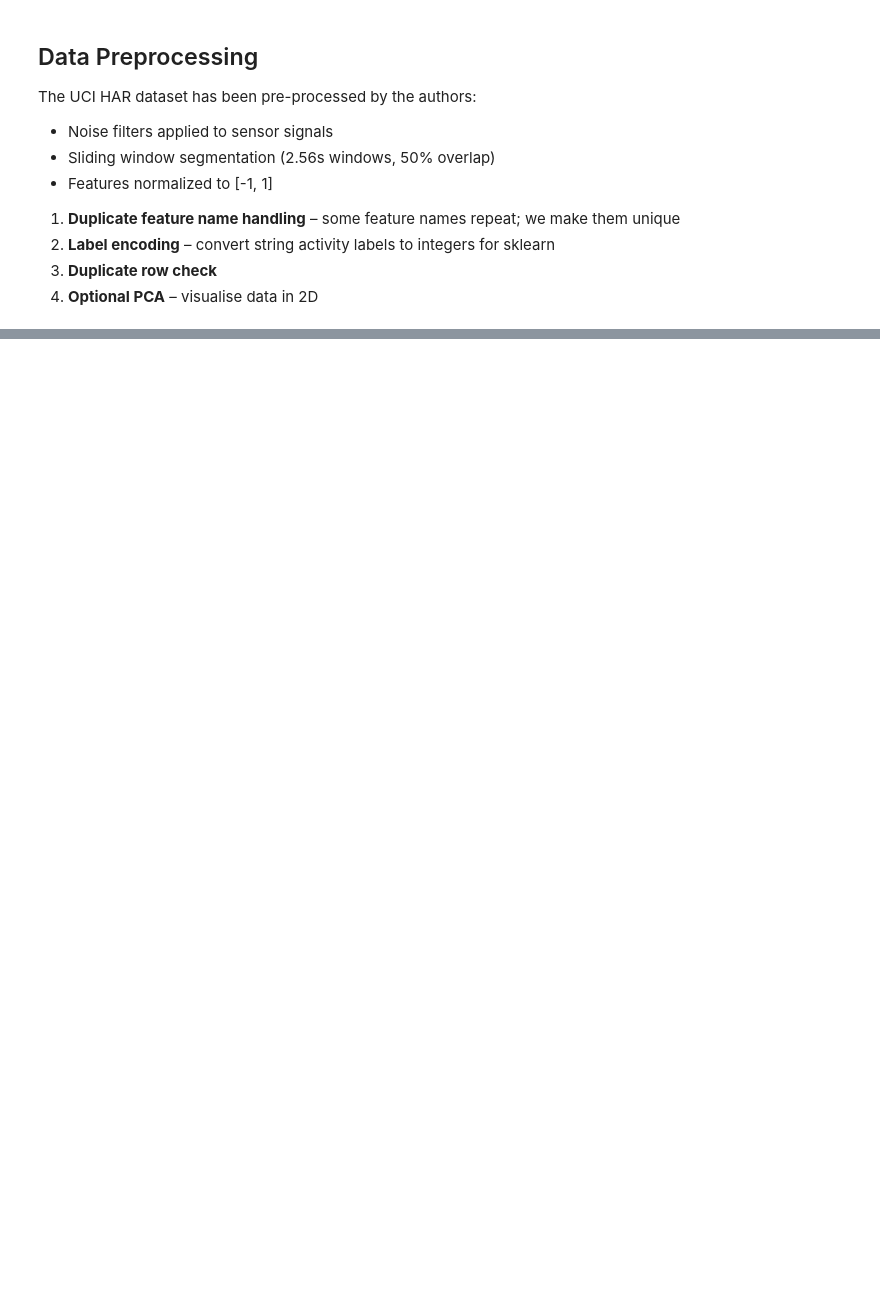
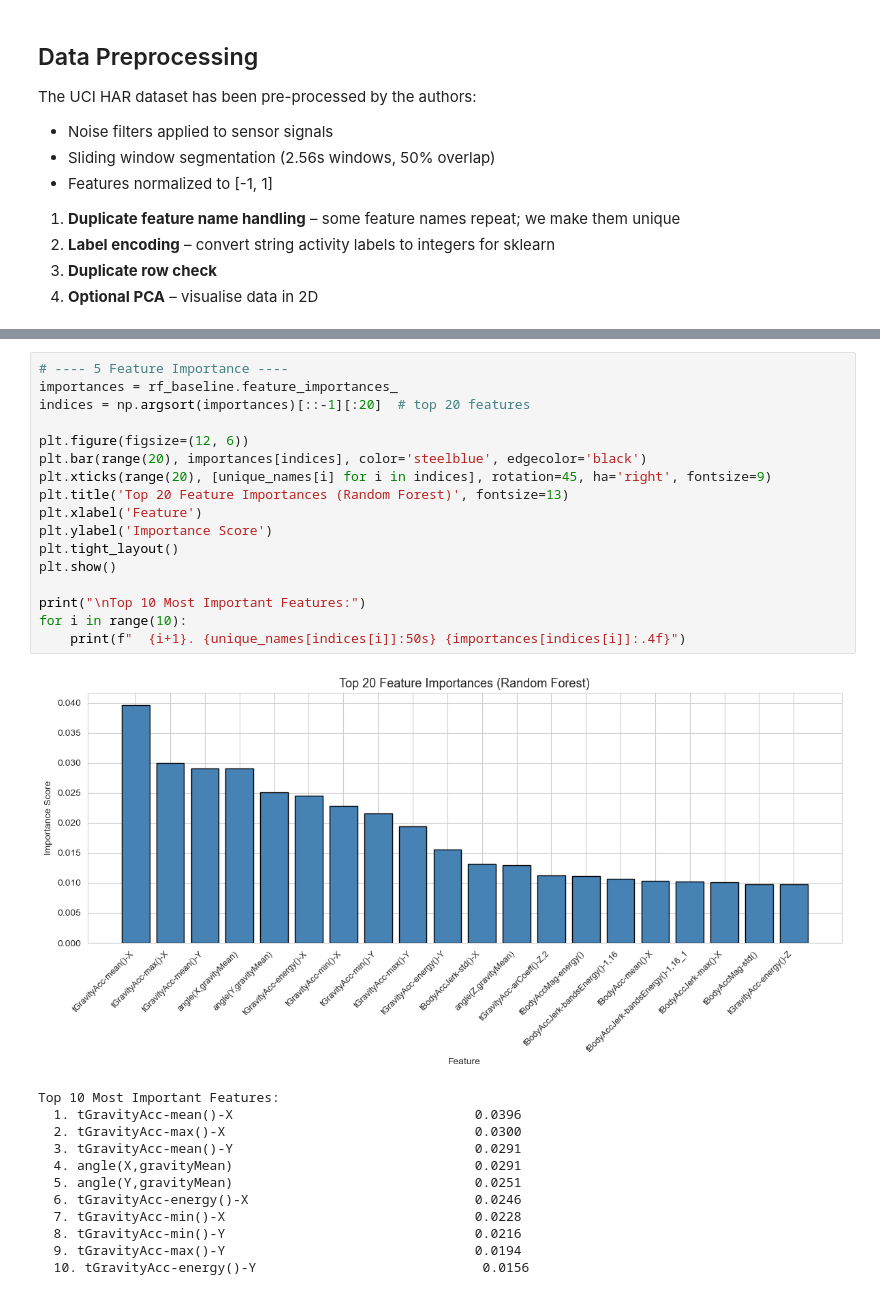
Before and after one commit to KavindiPathiraja/Machine-Learning-Assignment-, a Jupyter notebook: Random_Forest.ipynb, the cells around one changed output, grey strips where cells are left out. Cells and saved outputs as stored; diff of their text form; blank space fills up the shorter version.

```diff
--- a/Random_Forest.ipynb
+++ b/Random_Forest.ipynb
@@ -217,0 +392,30 @@ print(f"Total variance explained by 2 PCs: {sum(pca.explained_variance_ratio_)*1
+# %%
+# ---- 5 Feature Importance ----
+importances = rf_baseline.feature_importances_
+indices = np.argsort(importances)[::-1][:20]  # top 20 features
+
+plt.figure(figsize=(12, 6))
+plt.bar(range(20), importances[indices], color='steelblue', edgecolor='black')
+plt.xticks(range(20), [unique_names[i] for i in indices], rotation=45, ha='right', fontsize=9)
+plt.title('Top 20 Feature Importances (Random Forest)', fontsize=13)
+plt.xlabel('Feature')
+plt.ylabel('Importance Score')
+plt.tight_layout()
+plt.show()
+
+print("\nTop 10 Most Important Features:")
+for i in range(10):
+    print(f"  {i+1}. {unique_names[indices[i]]:50s} {importances[indices[i]]:.4f}")
+# %% [output]
+[figure, added]
+Top 10 Most Important Features:
+  1. tGravityAcc-mean()-X                               0.0396
+  2. tGravityAcc-max()-X                                0.0300
+  3. tGravityAcc-mean()-Y                               0.0291
+  4. angle(X,gravityMean)                               0.0291
+  5. angle(Y,gravityMean)                               0.0251
+  6. tGravityAcc-energy()-X                             0.0246
+  7. tGravityAcc-min()-X                                0.0228
+  8. tGravityAcc-min()-Y                                0.0216
+  9. tGravityAcc-max()-Y                                0.0194
+  10. tGravityAcc-energy()-Y                             0.0156
```
Also changed, not shown: parts of 18 cells of this notebook.
